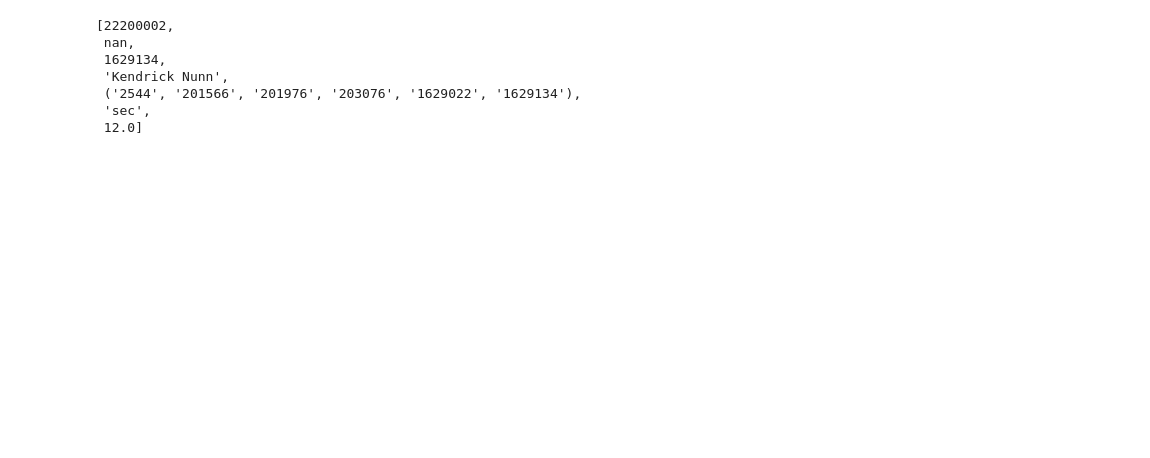
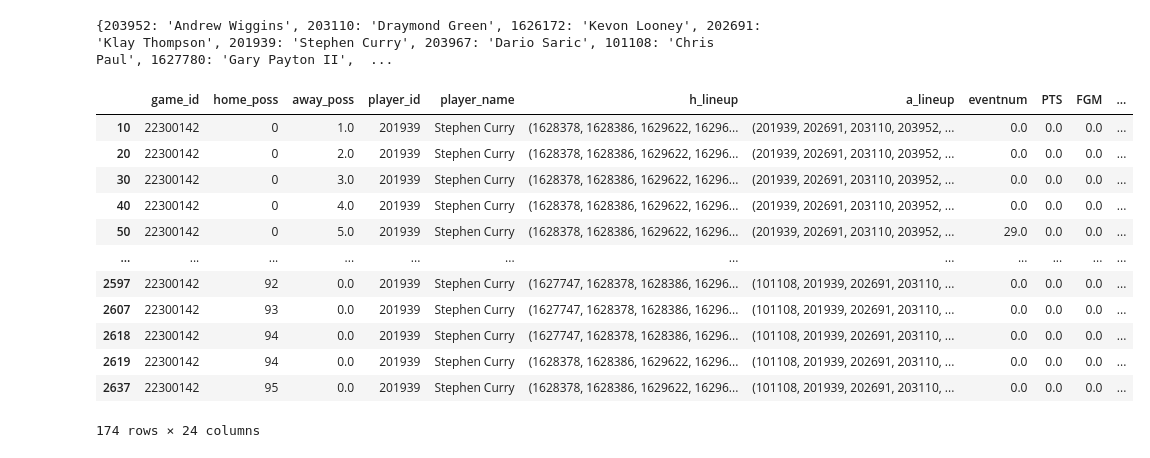
Before and after one commit to madram1423/NBA_betting_model, a Jupyter notebook: pbp/lineup_attr.ipynb, the cells around one changed output. Saved outputs shown, nothing was run; the diff lists cells and outputs as text; code cells hidden in the pictures; blank space fills up the shorter version.

```diff
--- a/pbp/lineup_attr.ipynb
+++ b/pbp/lineup_attr.ipynb
@@ -193,43 +139,54 @@ Index(['game_id', 'eventnum', 'eventmsgtype', 'eventmsgactiontype', 'period',
+# %%
+def get_stat_df(pbp_df,filter,stat_type,stat_value,player_num='1'):
+    filtered_df = pbp_df.loc[filter][['game_id','eventnum',f'player{player_num}_id',f'player{player_num}_name','h_lineup','a_lineup','home_poss','away_poss']]
+    filtered_df.rename(columns={f'player{player_num}_id': 'player_id',
+                        f'player{player_num}_name': 'player_name'},inplace=True )
+    filtered_df[stat_type] = stat_value
+    return filtered_df
 # %%
-def get_stat_df(pbp_df,filter,stat_type,stat_value,player_num='1'):
-    filtered_df = pbp_df.loc[filter][['game_id','eventnum',f'player{player_num}_id',f'player{player_num}_name','h_lineup']]
-    filtered_df['stat'] = stat_type
-    filtered_df['value'] = stat_value
-    return filtered_df.values.tolist()
-
 #results is a list of every stat credit for every play
 results = get_stat_df(df,two_pt_filter,'PTS',2)
-results += get_stat_df(df,three_pt_filter,'PTS',3)
-results += get_stat_df(df,ft_filter,'PTS',1)
+results =pd.concat((results, get_stat_df(df,three_pt_filter,'PTS',3)))
+results =pd.concat((results, get_stat_df(df,ft_filter,'PTS',1)))
 
-results = get_stat_df(df,two_pt_filter,'FGM',1)
-results += get_stat_df(df,three_pt_filter,'3PM',1)
-results += get_stat_df(df,ft_filter,'FTM',1)
+results =pd.concat((results, get_stat_df(df,two_pt_filter,'FGM',1)))
+results =pd.concat((results, get_stat_df(df,three_pt_filter,'3PM',1)))
+results =pd.concat((results, get_stat_df(df,ft_filter,'FTM',1)))
 
-results += get_stat_df(df,fga_filter,'FGA',1)
-results += get_stat_df(df,fta_filter,'FTA',1)
-results += get_stat_df(df,three_a_filter,'3PA',1)
+results =pd.concat((results, get_stat_df(df,fga_filter,'FGA',1)))
+results =pd.concat((results, get_stat_df(df,fta_filter,'FTA',1)))
+results =pd.concat((results, get_stat_df(df,three_a_filter,'3PA',1)))
 
-results += get_stat_df(df,trb_filter,'TRB',1)
-results += get_stat_df(df,drb_filter,'DRB',1)
-results += get_stat_df(df,orb_filter,'ORB',1)
+results =pd.concat((results, get_stat_df(df,trb_filter,'TRB',1)))
+results =pd.concat((results, get_stat_df(df,drb_filter,'DRB',1)))
+results =pd.concat((results, get_stat_df(df,orb_filter,'ORB',1)))
 
-results += get_stat_df(df,stl_filter,'STL',1,player_num=2)
-results += get_stat_df(df,blk_filter,'BLK',1,player_num=3)
-results += get_stat_df(df,to_filter,'TOV',1,player_num=1)
-results += get_stat_df(df,foul_filter,'PF',1)
+results =pd.concat((results, get_stat_df(df,stl_filter,'STL',1,player_num=2)))
+results =pd.concat((results, get_stat_df(df,blk_filter,'BLK',1,player_num=3)))
+results =pd.concat((results, get_stat_df(df,to_filter,'TOV',1,player_num=1)))
+results =pd.concat((results, get_stat_df(df,foul_filter,'PF',1)))
 
-results += get_stat_df(df,assist_filter,'AST',1,player_num='2')
+results =pd.concat((results, get_stat_df(df,assist_filter,'AST',1,player_num='2')))
 
-results += apply_stat_to_lineup(df,home_poss_filter,'poss',1,a_or_v='h')#h or a
-results += apply_stat_to_lineup(df,visitor_poss_filter,'poss',1,a_or_v='a')#h or a
-results += get_time_credit_list(df)
-results[-1]
+#results += apply_stat_to_lineup(df,home_poss_filter,'poss',1,a_or_v='h')#h or a
+#results += apply_stat_to_lineup(df,visitor_poss_filter,'poss',1,a_or_v='a')#h or a
+#results += get_time_credit_list(df)
+time_credits = get_time_credit(df)
+results = pd.concat((results,time_credits))
+results = results.groupby(['game_id','home_poss','away_poss','player_id','player_name','h_lineup','a_lineup']).sum().reset_index()
+results.loc[(results.player_name=='Stephen Curry')]
 # %% [output]
-[22200002,
- nan,
- 1629134,
- 'Kendrick Nunn',
- ('2544', '201566', '201976', '203076', '1629022', '1629134'),
- 'sec',
- 12.0]
+{203952: 'Andrew Wiggins', 203110: 'Draymond Green', 1626172: 'Kevon Looney', 202691: 'Klay Thompson', 201939: 'Stephen Curry', 203967: 'Dario Saric', 101108: 'Chris Paul', 1627780: 'Gary Payton II',  ...
+|  | game_id | home_poss | away_poss | player_id | player_name | h_lineup | a_lineup | eventnum | PTS | FGM | ... |
+| 10 | 22300142 | 0 | 1.0 | 201939 | Stephen Curry | (1628378, 1628386, 1629622, 16296... | (201939, 202691, 203110, 203952, ... | 0.0 | 0.0 | 0.0 | ... |
+| 20 | 22300142 | 0 | 2.0 | 201939 | Stephen Curry | (1628378, 1628386, 1629622, 16296... | (201939, 202691, 203110, 203952, ... | 0.0 | 0.0 | 0.0 | ... |
+| 30 | 22300142 | 0 | 3.0 | 201939 | Stephen Curry | (1628378, 1628386, 1629622, 16296... | (201939, 202691, 203110, 203952, ... | 0.0 | 0.0 | 0.0 | ... |
+| 40 | 22300142 | 0 | 4.0 | 201939 | Stephen Curry | (1628378, 1628386, 1629622, 16296... | (201939, 202691, 203110, 203952, ... | 0.0 | 0.0 | 0.0 | ... |
+| 50 | 22300142 | 0 | 5.0 | 201939 | Stephen Curry | (1628378, 1628386, 1629622, 16296... | (201939, 202691, 203110, 203952, ... | 29.0 | 0.0 | 0.0 | ... |
+| ... | ... | ... | ... | ... | ... | ... | ... | ... | ... | ... | ... |
+| 2597 | 22300142 | 92 | 0.0 | 201939 | Stephen Curry | (1627747, 1628378, 1628386, 16296... | (101108, 201939, 202691, 203110, ... | 0.0 | 0.0 | 0.0 | ... |
+| 2607 | 22300142 | 93 | 0.0 | 201939 | Stephen Curry | (1627747, 1628378, 1628386, 16296... | (101108, 201939, 202691, 203110, ... | 0.0 | 0.0 | 0.0 | ... |
+| 2618 | 22300142 | 94 | 0.0 | 201939 | Stephen Curry | (1627747, 1628378, 1628386, 16296... | (101108, 201939, 202691, 203110, ... | 0.0 | 0.0 | 0.0 | ... |
+| 2619 | 22300142 | 94 | 0.0 | 201939 | Stephen Curry | (1628378, 1628386, 1629622, 16296... | (101108, 201939, 202691, 203110, ... | 0.0 | 0.0 | 0.0 | ... |
+| 2637 | 22300142 | 95 | 0.0 | 201939 | Stephen Curry | (1628378, 1628386, 1629622, 16296... | (101108, 201939, 202691, 203110, ... | 0.0 | 0.0 | 0.0 | ... |
+174 rows × 24 columns
```
Also changed, not shown: parts of 19 cells of this notebook, 10 other files.
